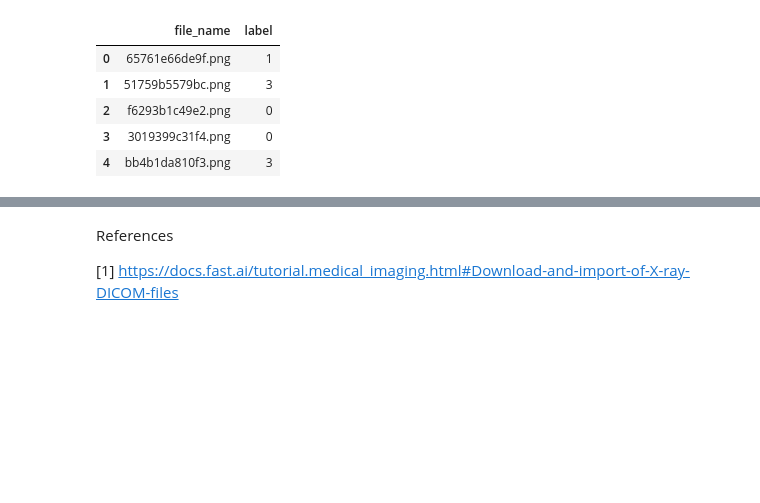
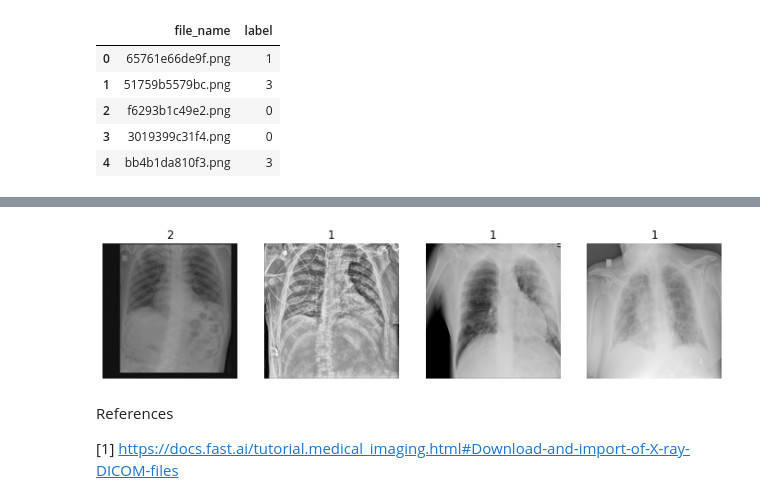
Before and after one commit to avkornaev/Fast_AI_course, a Jupyter notebook: XRayImagesAnalysis.ipynb, the cells around one changed output, grey strips where cells are left out. Saved outputs shown, nothing was run; the diff lists cells and outputs as text; code cells hidden in the pictures; blank space fills up the shorter version.

```diff
--- a/XRayImagesAnalysis.ipynb
+++ b/XRayImagesAnalysis.ipynb
@@ -30,3 +32,7 @@ print(os.getcwd()) # current directory
+# %%
+initImSize = 1024
+reqImSize = 224
+cropRatio = reqImSize/initImSize
 # %% [markdown]
 Create list of classes.
 # %%
@@ -79,0 +124,5 @@ Visualise an image.
+# %%
+xray = xray.new(item_tfms=RandomResizedCrop(reqImSize))
+xray.show_batch(max_n=4, nrows=1)
+# %% [output]
+[figure, added]
```
Also changed, not shown: parts of 20 cells of this notebook.
